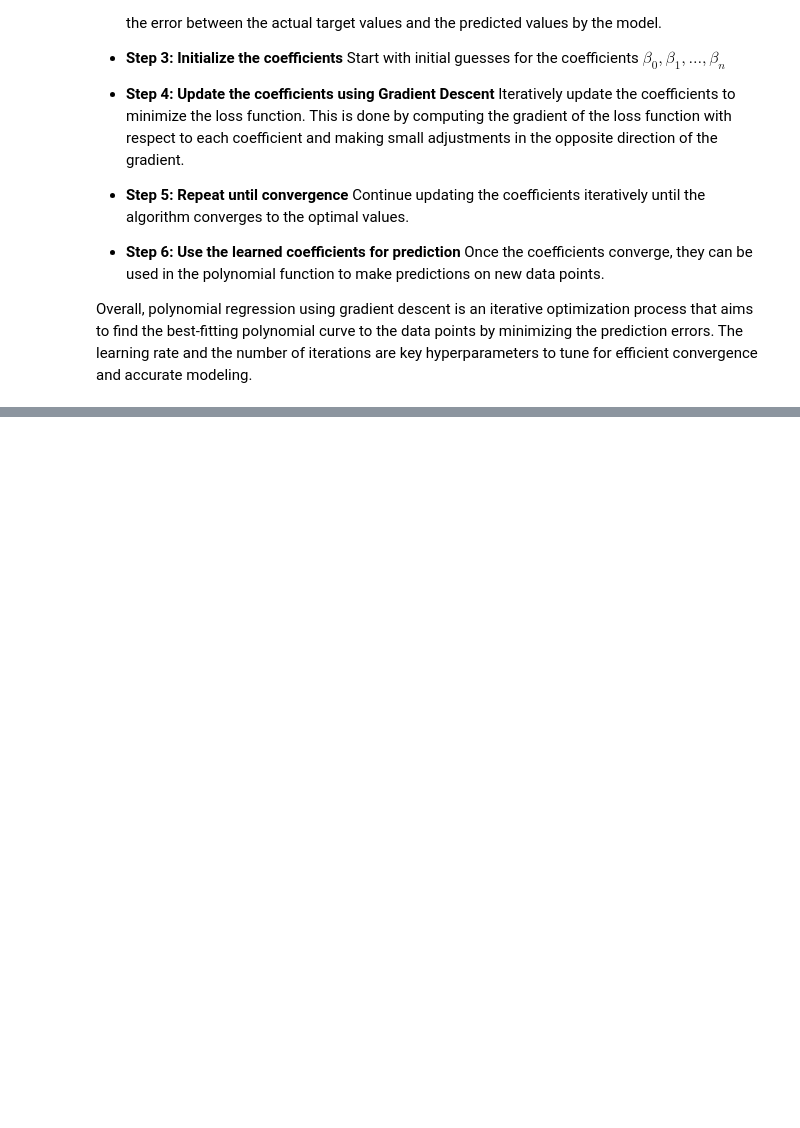
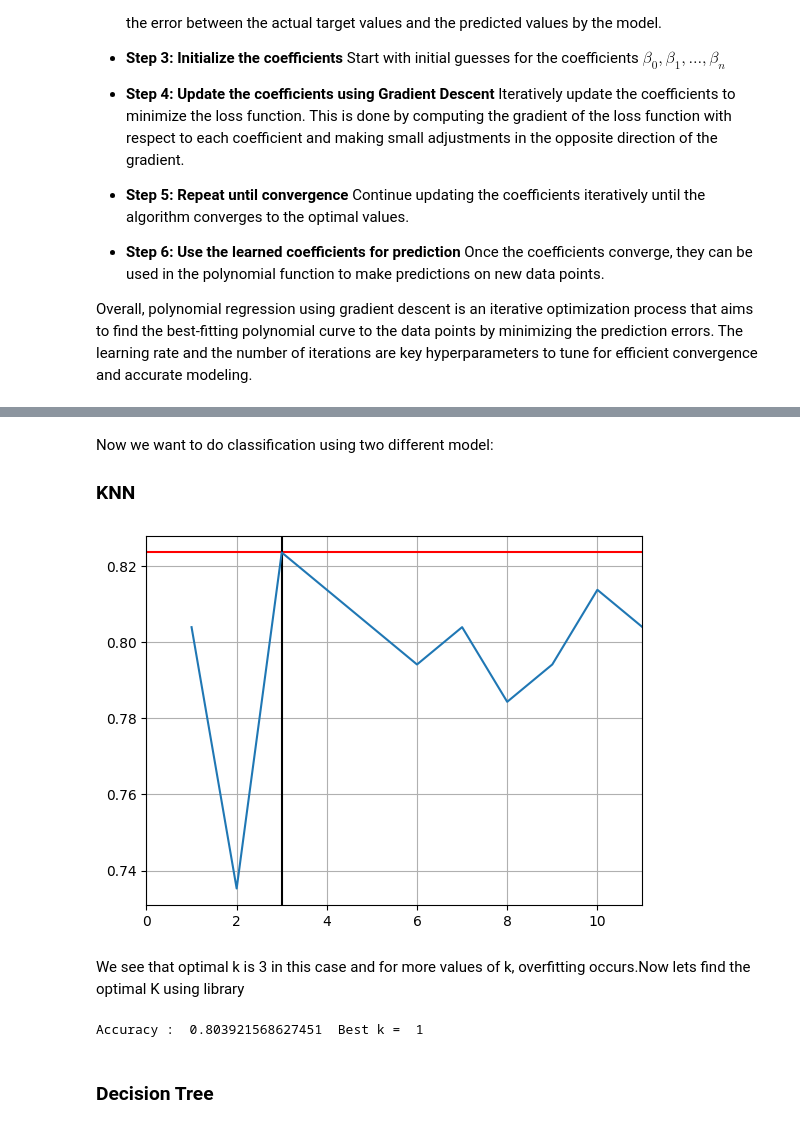
Before and after one commit to javadkavian/AI_Assignments, a Jupyter notebook: A4/CA04_Spring403.ipynb, the cells around one changed output, grey strips where cells are left out. Drawn from its saved outputs; the diff is of its cells as text; code cells hidden in the pictures; blank space fills up the shorter version.

Commit message:
add Classification

```diff
--- a/A4/CA04_Spring403.ipynb
+++ b/A4/CA04_Spring403.ipynb
@@ -462,0 +424,6 @@ def get_weights_and_bias(chosen_features):
+# %%
+deciles = df['MEDV'].quantile([0.2, 0.8])
+df['Class'] = 2
+df.loc[df['MEDV'] <= deciles.iloc[0], 'Class'] = 1
+df.loc[df['MEDV'] >= deciles.iloc[1], 'Class'] = 3
+df.head()
@@ -462,0 +437,47 @@ def get_weights_and_bias(chosen_features):
+# %%
+from sklearn.model_selection import train_test_split
+X = df.iloc[:, :-2].to_numpy()
+Y = df.iloc[:, -1].to_numpy()
+X_train, X_test, Y_trian, Y_test = train_test_split(X, Y, test_size=0.2, random_state=42)
+# %% [markdown]
+Now we want to do classification using two different model:
+### KNN
+# %%
+from sklearn.neighbors import KNeighborsClassifier
+models = np.empty((11, ), dtype=object)
+for i in range(1, 12):
+    models[i-1] = KNeighborsClassifier(n_neighbors=i)
+    models[i-1].fit(X_train, Y_trian)
+# %%
+from sklearn.metrics import accuracy_score
+accuracyOfModels = []
+for model in models:
+    numberOfTrueClassified = 0
+    predictions = model.predict(X_test)
+    accuracyOfModels.append(accuracy_score(Y_test, predictions))
+
+plt.axhline(y=max(accuracyOfModels), color = 'red')
+plt.axvline(x = np.argmax(accuracyOfModels) + 1, color = 'black')
+plt.plot(np.arange(11) + 1, accuracyOfModels)
+plt.xlim(0, 11)
+plt.grid()
+plt.show()
+# %% [output]
+[figure, added]
+# %% [markdown]
+We see that optimal k is 3 in this case and for more values of k, overfitting occurs.Now lets find the optimal K using library
+# %%
+from sklearn.model_selection import GridSearchCV
+knn = KNeighborsClassifier()
+param_grid = {'n_neighbors': list(range(1, 12))}
+grid_search = GridSearchCV(knn, param_grid, cv=10, scoring='accuracy')
+grid_search.fit(X_train, Y_trian)
+best_k = grid_search.best_params_['n_neighbors']
+optimalModel = KNeighborsClassifier(n_neighbors=best_k)
+optimalModel.fit(X_train, Y_trian)
+predictions = optimalModel.predict(X_test)
+print("Accuracy : ", accuracy_score(Y_test, predictions), " Best k = ", best_k)
+# %% [output]
+Accuracy :  0.803921568627451  Best k =  1
+# %% [markdown]
+### Decision Tree
```
Also changed, not shown: parts of 19 cells of this notebook.
